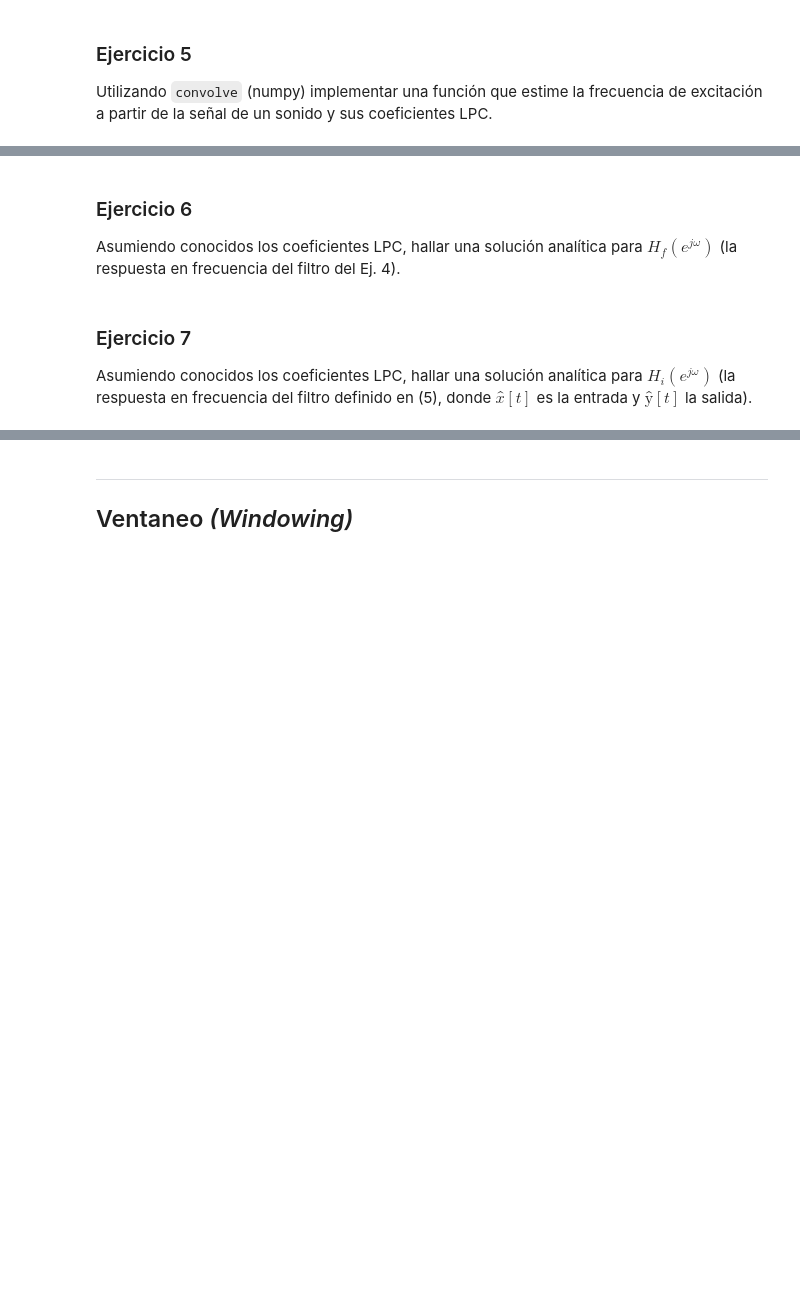
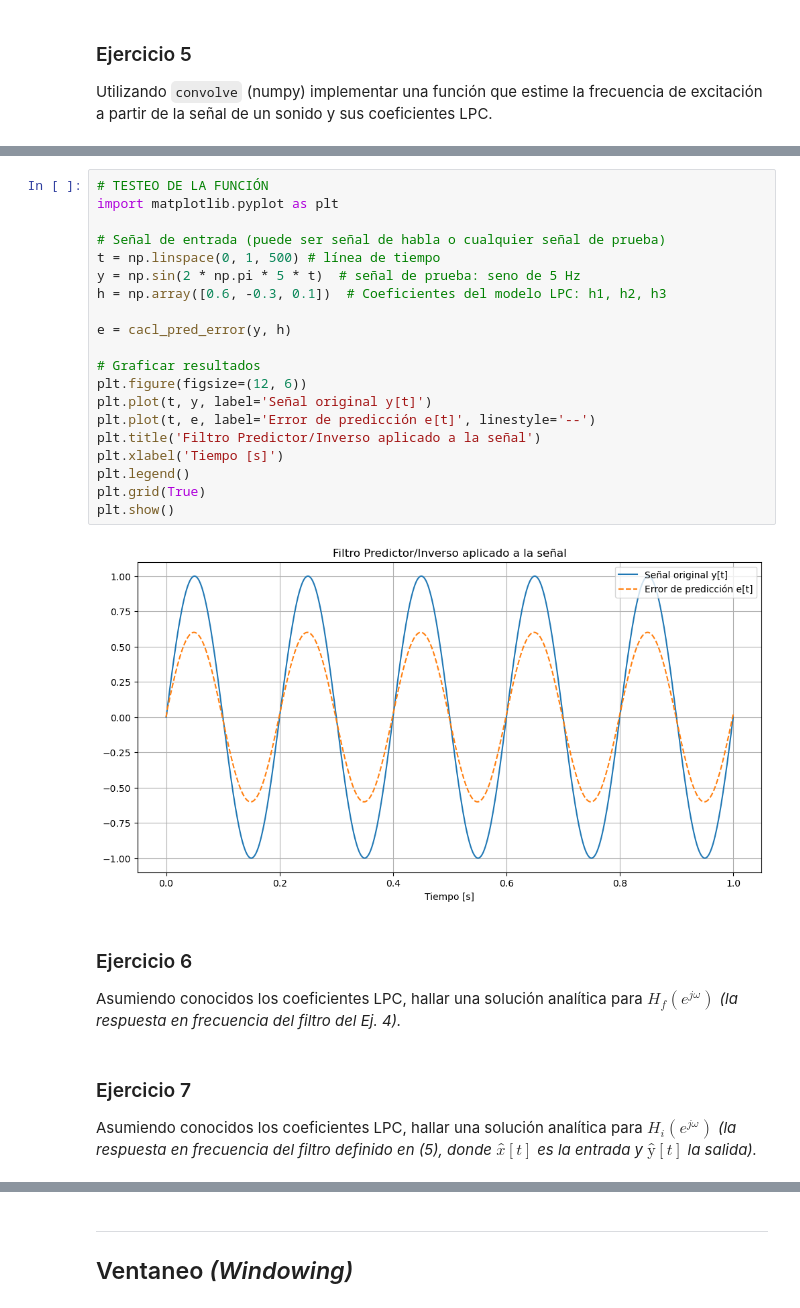
Before and after one commit to MLsound/Linear-Predictive-Coding, a Jupyter notebook: resolucion.ipynb, the cells around one changed output, grey strips where cells are left out. Saved outputs shown, nothing was run; the diff lists cells and outputs as text; blank space fills up the shorter version.

```diff
--- a/resolucion.ipynb
+++ b/resolucion.ipynb
@@ -168,8 +201,30 @@ Utilizando `convolve` (numpy) implementar una función que estime la frecuencia
+# %%
+# TESTEO DE LA FUNCIÓN
+import matplotlib.pyplot as plt
+
+# Señal de entrada (puede ser señal de habla o cualquier señal de prueba)
+t = np.linspace(0, 1, 500) # línea de tiempo
+y = np.sin(2 * np.pi * 5 * t)  # señal de prueba: seno de 5 Hz
+h = np.array([0.6, -0.3, 0.1])  # Coeficientes del modelo LPC: h1, h2, h3
+
+e = cacl_pred_error(y, h)
+
+# Graficar resultados
+plt.figure(figsize=(12, 6))
+plt.plot(t, y, label='Señal original y[t]')
+plt.plot(t, e, label='Error de predicción e[t]', linestyle='--')
+plt.title('Filtro Predictor/Inverso aplicado a la señal')
+plt.xlabel('Tiempo [s]')
+plt.legend()
+plt.grid(True)
+plt.show()
+# %% [output]
+[figure, added]
 # %% [markdown]
 ### Ejercicio 6
-Asumiendo conocidos los coeficientes LPC, hallar una solución analítica para $H_f(e^{jω})$ (la respuesta en frecuencia del filtro del Ej. 4).
+Asumiendo conocidos los coeficientes LPC, hallar una solución analítica para $H_f(e^{jω})$ _(la respuesta en frecuencia del filtro del Ej. 4)._
 # %% [markdown]
 ### Ejercicio 7
-Asumiendo conocidos los coeficientes LPC, hallar una solución analítica para $H_i(e^{jω})$ (la respuesta en frecuencia del filtro definido en (5), donde $x̂[t]$ es la entrada y $ŷ[t]$ la salida).
+Asumiendo conocidos los coeficientes LPC, hallar una solución analítica para $H_i(e^{jω})$ _(la respuesta en frecuencia del filtro definido en (5), donde $x̂[t]$ es la entrada y $ŷ[t]$ la salida)._
 # %% [markdown]
 ### Ejercicio 8
```
Also changed, not shown: parts of 5 cells of this notebook.
